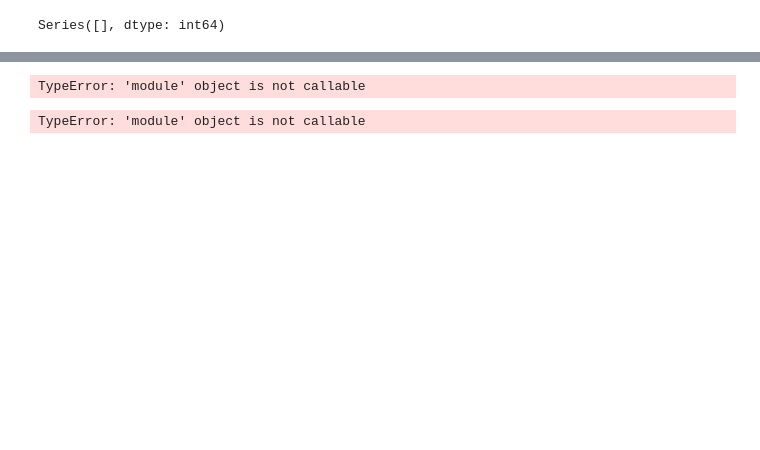
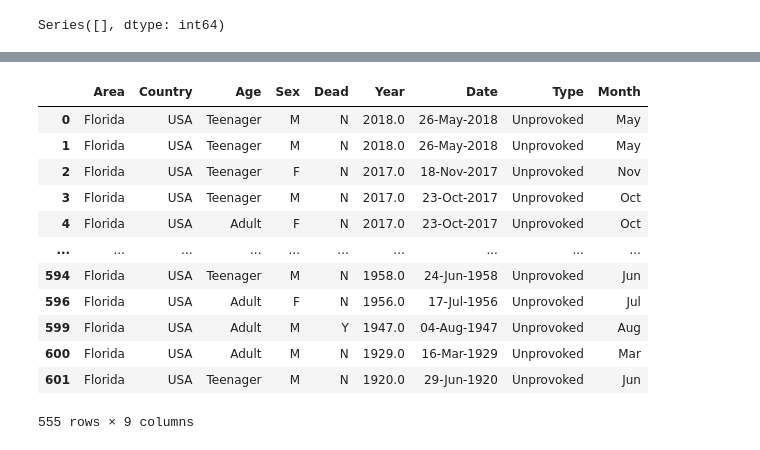
Before and after one commit to AlbertJlobera/-data-cleaning-pandas-, a Jupyter notebook: Clean.ipynb, the cells around one changed output, grey strips where cells are left out. Saved outputs shown, nothing was run; the diff lists cells and outputs as text; code cells hidden in the pictures; blank space fills up the shorter version.

```diff
--- a/Clean.ipynb
+++ b/Clean.ipynb
@@ -294,2 +241,0 @@ for row in range(0,len(dc)):
-# %%
-dc['Season']=None
@@ -370,8 +256,5 @@ Season      566
 dtype: int64
 # %%
-dc["Season"] = dc.Season.fillna("")
-
-
 dc.isnull().sum()[dc.isnull().sum() > 0]
 # %% [output]
 Series([], dtype: int64)
@@ -437,30 +286,30 @@ Seasons(5,11,54,63,38,58,64,80,93,60,32,8)
-# %%
-import matplotlib.pyplot as plt
-import pandas as pd
-
-Data = {'Season': ["winter","spring","summer","autumn"],
-        'Shark_Attacks': [4.77,27.63,32.8,34.79]
-       }
-
-cd = pd(Data,columns=['Season','Shark_Attacks'])
-cd.plot(x ='Season', y='Shark_Attacks', kind = 'line')
-plt.show()
-# %% [output]
-TypeError: 'module' object is not callable
-# %%
-Data = {'Seasons': [4.77,27.63,32.8,34.79]}
-df = pd(Data,columns=['Seasons'],index = ["winter","spring","summer","autumn"])
-
-df.plot.pie(y='Seasons',figsize=(5, 5),autopct='%1.1f%%', startangle=90)
-plt.show()
-# %% [output]
-TypeError: 'module' object is not callable
-# %%
-%matplotlib inline
-Data = {'Season': ["Jan","Feb","May","Apr","Mar","Jun","Jul","Aug","Sept","Oct","Nov","Dec"],
-        'Shark Attacks': [55,10,45,60,34,55,46,64,92,55,28,9]
-       }
-
-dc=pd(Data,columns=['Season','Shark_Attacks'])
-cd.plot(x ='Season', y='Shark_Attacks', kind = 'line')
-plt.show()
+# %%
+# check if all characters in each string in series are digits.
+
+dc = dc[dc['Age'].apply(lambda x: str(x).isdigit())]
+
+# Convert all characters to integers.
+
+dc['Age']=pd.to_numeric(dc['Age'], downcast='integer', errors='coerce')
+# %%
+# Substitute the value int to str depending of a condition.
+
+def fn(value):
+    return "Adult" if value >= 18 else "Teenager"
+
+dc["Age"] = dc["Age"].apply(fn)
+dc
+# %% [output]
+|  | Area | Country | Age | Sex | Dead | Year | Date | Type | Month |
+| 0 | Florida | USA | Teenager | M | N | 2018.0 | 26-May-2018 | Unprovoked | May |
+| 1 | Florida | USA | Teenager | M | N | 2018.0 | 26-May-2018 | Unprovoked | May |
+| 2 | Florida | USA | Teenager | F | N | 2017.0 | 18-Nov-2017 | Unprovoked | Nov |
+| 3 | Florida | USA | Teenager | M | N | 2017.0 | 23-Oct-2017 | Unprovoked | Oct |
+| 4 | Florida | USA | Adult | F | N | 2017.0 | 23-Oct-2017 | Unprovoked | Oct |
+| ... | ... | ... | ... | ... | ... | ... | ... | ... | ... |
+| 594 | Florida | USA | Teenager | M | N | 1958.0 | 24-Jun-1958 | Unprovoked | Jun |
+| 596 | Florida | USA | Adult | F | N | 1956.0 | 17-Jul-1956 | Unprovoked | Jul |
+| 599 | Florida | USA | Adult | M | Y | 1947.0 | 04-Aug-1947 | Unprovoked | Aug |
+| 600 | Florida | USA | Adult | M | N | 1929.0 | 16-Mar-1929 | Unprovoked | Mar |
+| 601 | Florida | USA | Teenager | M | N | 1920.0 | 29-Jun-1920 | Unprovoked | Jun |
+555 rows × 9 columns
```
Also changed, not shown: parts of 44 cells of this notebook, 4 other files.
